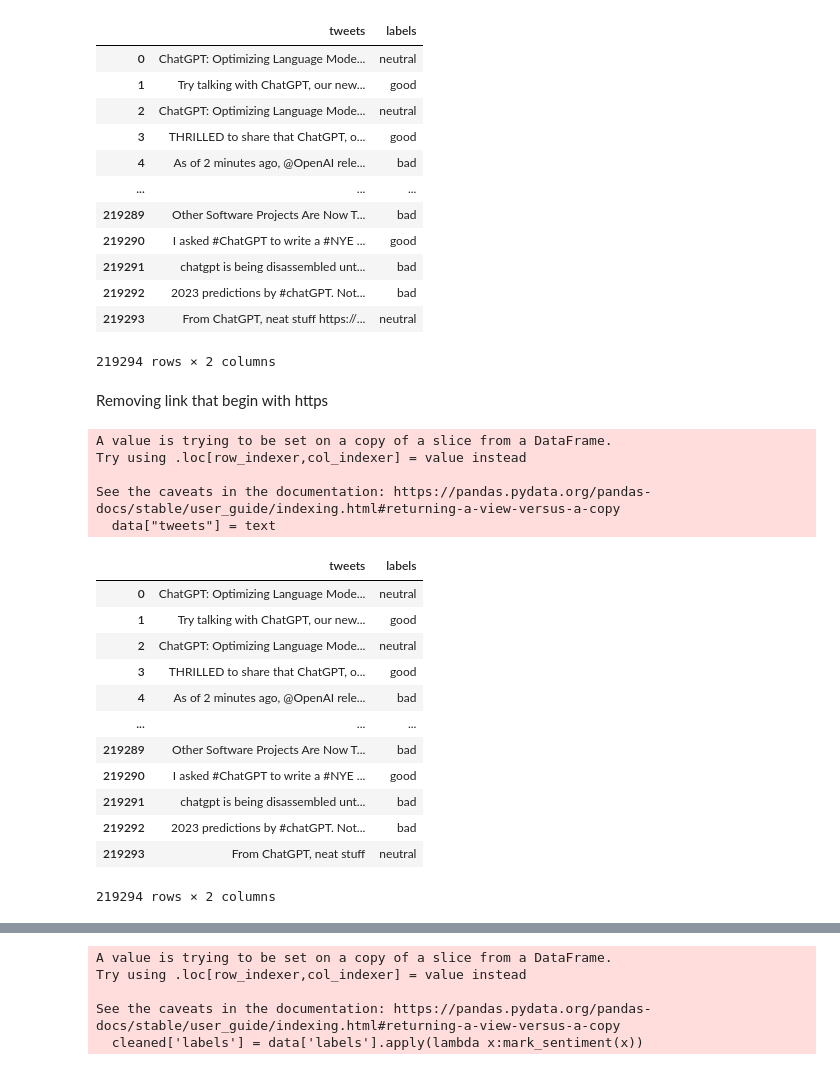
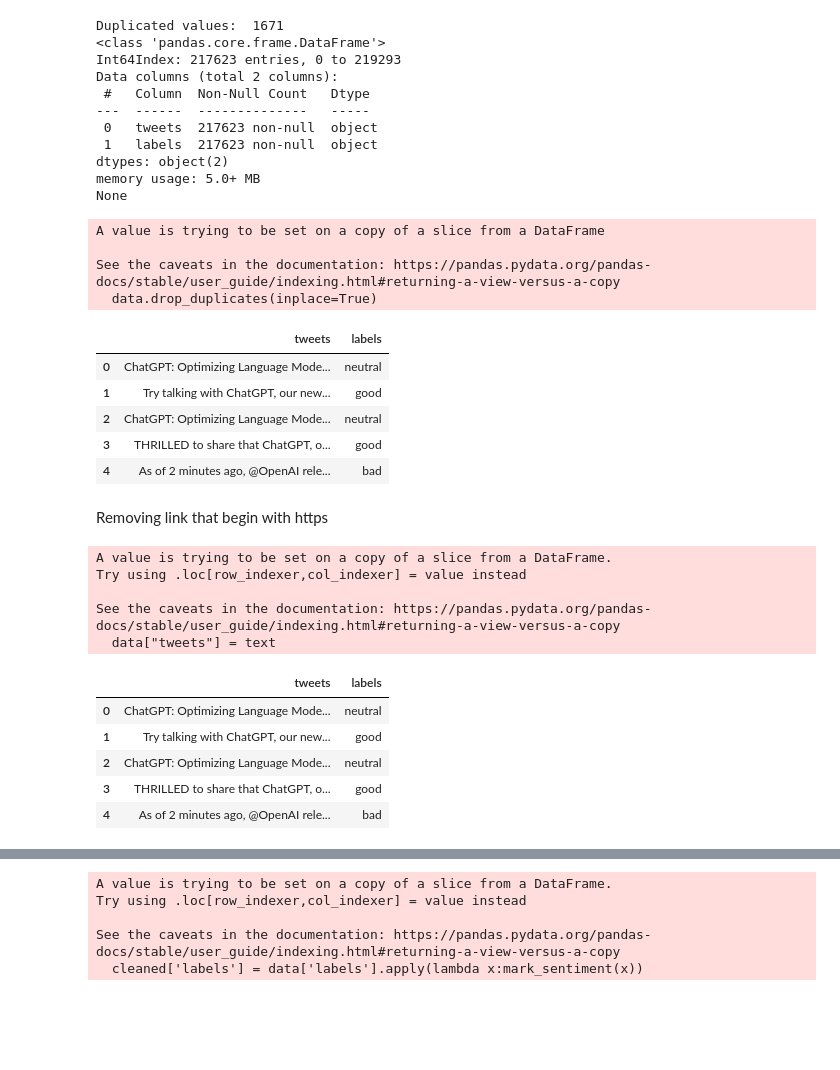
Before and after one commit to ahmedd3sam/ChatGPT-Sentiment-Analysis, a Jupyter notebook: notebook.ipynb, the cells around one changed output, grey strips where cells are left out. Drawn from its saved outputs; the diff is of its cells as text; code cells hidden in the pictures; blank space fills up the shorter version.

```diff
--- a/notebook.ipynb
+++ b/notebook.ipynb
@@ -21,46 +14,51 @@ df
-# %%
-data = df[["tweets" , "labels"]]
-data
-# %% [output]
-|  | tweets | labels |
-| 0 | ChatGPT: Optimizing Language Mode... | neutral |
-| 1 | Try talking with ChatGPT, our new... | good |
-| 2 | ChatGPT: Optimizing Language Mode... | neutral |
-| 3 | THRILLED to share that ChatGPT, o... | good |
-| 4 | As of 2 minutes ago, @OpenAI rele... | bad |
-| ... | ... | ... |
-| 219289 | Other Software Projects Are Now T... | bad |
-| 219290 | I asked #ChatGPT to write a #NYE ... | good |
-| 219291 | chatgpt is being disassembled unt... | bad |
-| 219292 | 2023 predictions by #chatGPT. Not... | bad |
-| 219293 | From ChatGPT, neat stuff https://... | neutral |
-219294 rows × 2 columns
+# %%
+data = df[["tweets" , "labels"]]
+print("Duplicated values: " , data.duplicated().sum())
+
+data.drop_duplicates(inplace=True)
+print(data.info())
+data.head()
+# %% [output]
+Duplicated values:  1671
+<class 'pandas.core.frame.DataFrame'>
+Int64Index: 217623 entries, 0 to 219293
+Data columns (total 2 columns):
+ #   Column  Non-Null Count   Dtype
+---  ------  --------------   -----
+ 0   tweets  217623 non-null  object
+ 1   labels  217623 non-null  object
+dtypes: object(2)
+memory usage: 5.0+ MB
+None
+A value is trying to be set on a copy of a slice from a DataFrame
+
+See the caveats in the documentation: https://pandas.pydata.org/pandas-docs/stable/user_guide/indexing.html#returning-a-view-versus-a-copy
+  data.drop_duplicates(inplace=True)
+|  | tweets | labels |
+| 0 | ChatGPT: Optimizing Language Mode... | neutral |
+| 1 | Try talking with ChatGPT, our new... | good |
+| 2 | ChatGPT: Optimizing Language Mode... | neutral |
+| 3 | THRILLED to share that ChatGPT, o... | good |
+| 4 | As of 2 minutes ago, @OpenAI rele... | bad |
 # %% [markdown]
 Removing link that begin with https
 # %%
 list = data["tweets"].str.split("https:")
 text = [text[0] for text in list]
 data["tweets"] = text
-data
+data.head()
 # %% [output]
 A value is trying to be set on a copy of a slice from a DataFrame.
 Try using .loc[row_indexer,col_indexer] = value instead
 
 See the caveats in the documentation: https://pandas.pydata.org/pandas-docs/stable/user_guide/indexing.html#returning-a-view-versus-a-copy
   data["tweets"] = text
 |  | tweets | labels |
 | 0 | ChatGPT: Optimizing Language Mode... | neutral |
 | 1 | Try talking with ChatGPT, our new... | good |
 | 2 | ChatGPT: Optimizing Language Mode... | neutral |
 | 3 | THRILLED to share that ChatGPT, o... | good |
 | 4 | As of 2 minutes ago, @OpenAI rele... | bad |
-| ... | ... | ... |
-| 219289 | Other Software Projects Are Now T... | bad |
-| 219290 | I asked #ChatGPT to write a #NYE ... | good |
-| 219291 | chatgpt is being disassembled unt... | bad |
-| 219292 | 2023 predictions by #chatGPT. Not... | bad |
-| 219293 | From ChatGPT, neat stuff | neutral |
-219294 rows × 2 columns
 # %%
 import re
 s = r"[A-Za-z 0-9]"
```
Also changed, not shown: parts of 9 cells of this notebook.
